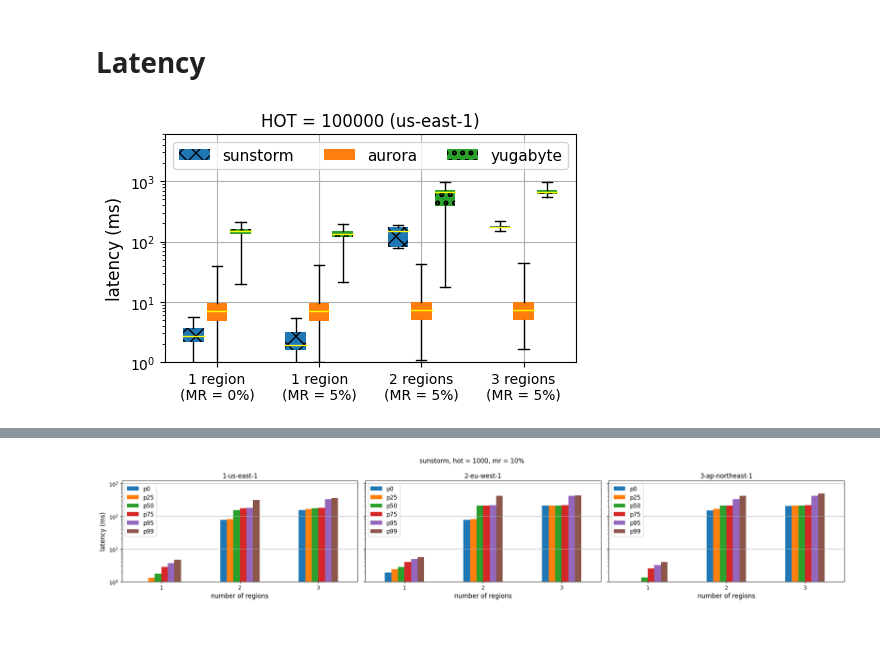
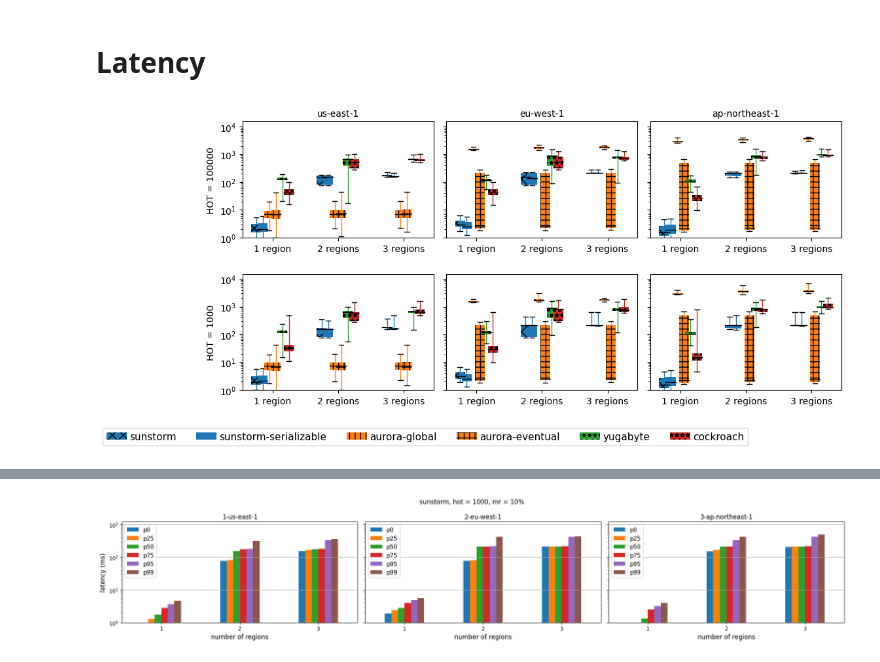
Before and after one commit to ctring/sunstorm-analysis, a Jupyter notebook: mixed.ipynb, the cells around one changed output, grey strips where cells are left out. Cells and saved outputs as stored; diff of their text form; code cells hidden in the pictures; blank space fills up the shorter version.

```diff
--- a/mixed.ipynb
+++ b/mixed.ipynb
@@ -116,8 +137,8 @@ for hot in HOTS:
         xlabel="% multi-region transactions",
         ylabel="txn/sec",
         figsize=(5, 2.5),
-        style=["o-", "^-", "^--", "x-"],
-        color=["C0", "C1", "C1", "C2"],
+        style=["o-", "o--", "^-", "^--", "x-", "*-"],
+        color=["C0","C0", "C1", "C1", "C2", "C3"],
         ylim=(0, 65000),
         rot=0,
         legend=False
@@ -240,15 +265,17 @@ for hot in HOTS:
     hot_df = sunstorm_df[sunstorm_df.hot == hot]\
         .groupby(["mr"])\
         .sum()
-    mh_aborts = hot_df["ood_tuple"] + hot_df["ood_index_page"]  + hot_df["ood_table"]
+    mh_aborts = hot_df["ood_tuple"] + hot_df["ood_index_page"]  + hot_df["ood_table"] + hot_df["pg_aborts"] + hot_df['deadlock']
     hot_df["ood_index_page_pct"] = hot_df["ood_index_page"] / mh_aborts * 100
     hot_df["ood_tuple_pct"] = hot_df["ood_tuple"] / mh_aborts * 100
     hot_df["ood_table_pct"] = hot_df["ood_table"] / mh_aborts * 100
-    ax = hot_df[["ood_index_page_pct", "ood_tuple_pct", "ood_table_pct"]].plot.bar(
-        title="Validation errors HOT = " + str(hot),
-        ylabel="validation errors",
-        figsize=(10, 3),
+    hot_df["pg_aborts_pct"] = hot_df["pg_aborts"] / mh_aborts * 100
+    hot_df["deadlock_pct"] = hot_df["deadlock"] / mh_aborts * 100
+    ax = hot_df[["ood_index_page_pct", "ood_tuple_pct", "ood_table_pct", "pg_aborts_pct", "deadlock_pct"]].plot.bar(
+        title="errors HOT = " + str(hot),
+        ylabel="errors",
+        figsize=(7, 3),
         stacked=True,
     )
-    ax.legend(["Index page", "Tuple", "Table"], title="", ncol=1, handletextpad=0.3)
+    ax.legend(["Index page", "Tuple", "Table", "Postgres", "Deadlock"], title="", ncol=1, handletextpad=0.3, bbox_to_anchor=(1, 1.1))
 # %% [output]
@@ -368,18 +420,24 @@ for hot in [100000, 1000]:
 # %% [markdown]
 # Latency
 # %%
+from matplotlib.lines import Line2D
+from matplotlib.gridspec import GridSpec
+
+
+fig = plt.figure(figsize=(10, 5))
+gs = GridSpec(2, 3, figure=fig)
+
 plt.rc('axes', labelsize=12)
 plt.rc('legend', fontsize=11)
 
 labels = [
-    "1 region\n(MR = 0%)",
-    "1 region\n(MR = 5%)",
-    "2 regions\n(MR = 5%)",
-    "3 regions\n(MR = 5%)",
+    "1 region\n",
+    "2 regions\n",
+    "3 regions\n",
 ]
 ticks = np.arange(len(labels))
 
-width = 0.46
+width = 0.5
 
 def to_box(df, n):
     return {
@@ -392,52 +450,66 @@ def to_box(df, n):
     }
 
 legends = []
-patterns = ["xx", "", "oo"]
+patterns = ["xx", "", "||", "++", "oo", "**"]
+colors = ["C0", "C0", "C1", "C1", "C2", "C3"]
 
-for hot in [100000, 1000]:
+for h, hot in enumerate([100000, 1000]):
     hot_df = throughput_df[throughput_df.hot == hot]
     hot_label = hot
-    for region in ["1-us-east-1", "2-eu-west-1", "3-ap-northeast-1"]:
+    for r, region in enumerate(["1-us-east-1", "2-eu-west-1", "3-ap-northeast-1"]):
         region_df = hot_df[hot_df.region.str.startswith(region)]
 
-        fig, ax = plt.subplots(figsize=(5, 3.2))
+        ax = plt.subplot(gs[h, r])
         for i, system in enumerate(SYSTEMS):
             system_df = region_df[region_df.system == system]
             boxes = [
-                to_box(system_df[system_df.mr == 0], 1),
                 to_box(system_df[system_df.mr == 5], 1),
                 to_box(system_df[system_df.mr == 5], 2),
                 to_box(system_df[system_df.mr == 5], 3),
             ]
             comps = ax.bxp(
                 boxes,
                 positions=ticks - width / 2 + i * width / (len(SYSTEMS) - 1),
                 showfliers=False,
                 manage_ticks=False,
                 patch_artist=True,
-                widths=0.2,
+                widths=0.15,
                 boxprops={
-                    "facecolor": f"C{i}",
+                    "facecolor": colors[i],
                     "linewidth": 0,
                     "hatch": patterns[i],
                 },
                 medianprops={
-                    "color": "yellow",
+                    "color": "black",
                     "linewidth": 1,
                 },
+                whiskerprops={
+                    "color": colors[i]
+                },
             )
-            legends.append(comps["boxes"][0])
+            if (h==0 and r==0):
+                legends.append(comps["boxes"][0])
+            # legends.append(comps["boxes"][0])
 
-        ax.legend(legends, SYSTEMS, ncol=3)
+        # ax.legend(legends, SYSTEMS, ncol=3)
+
 
         ax.set_xticks(labels=labels, ticks=ticks)
         ax.set_yscale("log")
-        ax.set_ylim(1, 6000)
-        ax.set_ylabel("latency (ms)")
-        ax.grid()
+        ax.set_ylim(0.99, 15000)
+        # ax.set_ylabel("latency (ms)")
+        # ax.grid()
+        if h == 0:
+            ax.set_title(region[2:], fontsize=10)
 
-        ax.set_title(f"HOT = {hot_label} ({region[2:]})")
-        fig.tight_layout()
-        # fig.savefig(f"output/micro-latency-{region[2:]}-hot{hot}.pdf", bbox_inches="tight")
+        if r == 0:
+            ax.set_ylabel(f"HOT = {hot_label}", fontsize=10)
+        else:
+            ax.set_yticklabels([])
+        # ax.set_title(f"HOT = {hot_label} ({region[2:]})")
+
+fig.legend(legends, SYSTEMS, ncol=6, bbox_to_anchor=(0.85, 0.01), handletextpad=0.3)
+fig.tight_layout()
+fig.savefig("ycsb-mixed.pdf", bbox_inches="tight")
 # %% [output]
-[figure, old version]
+[figure, new version]
```
Also changed, not shown: parts of 14 cells of this notebook, 6 other files.
